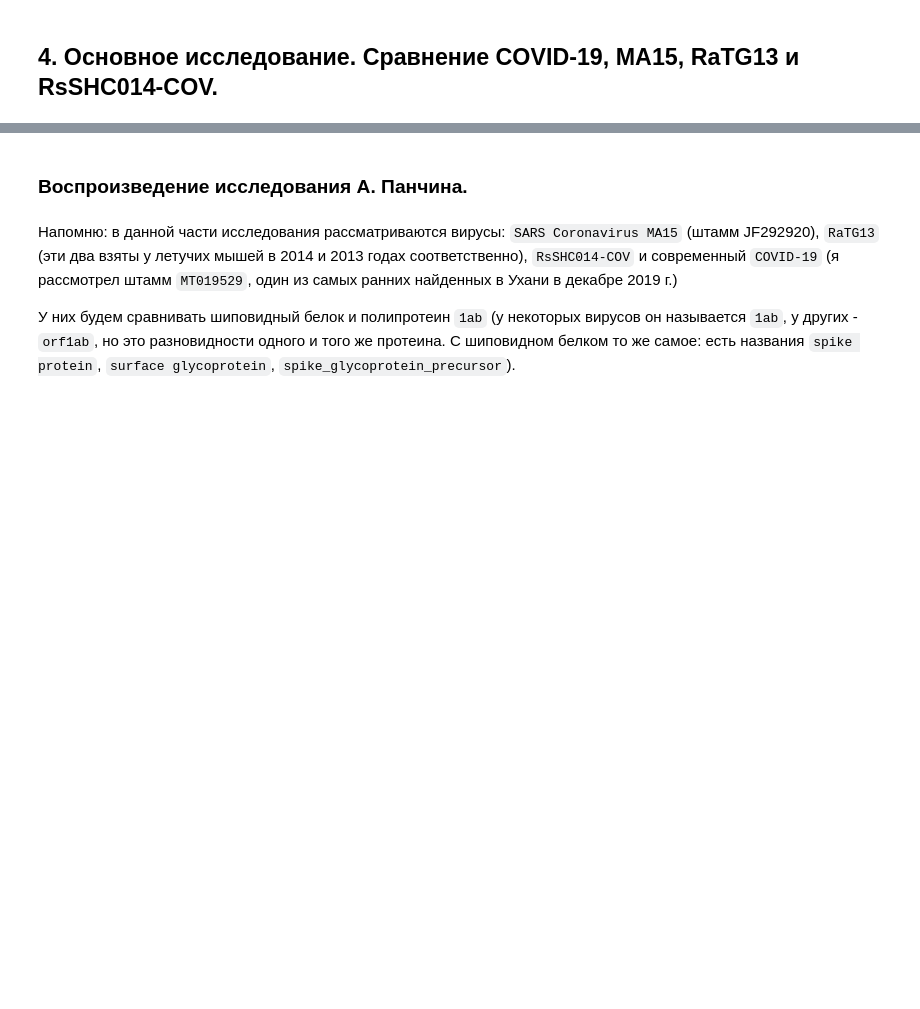
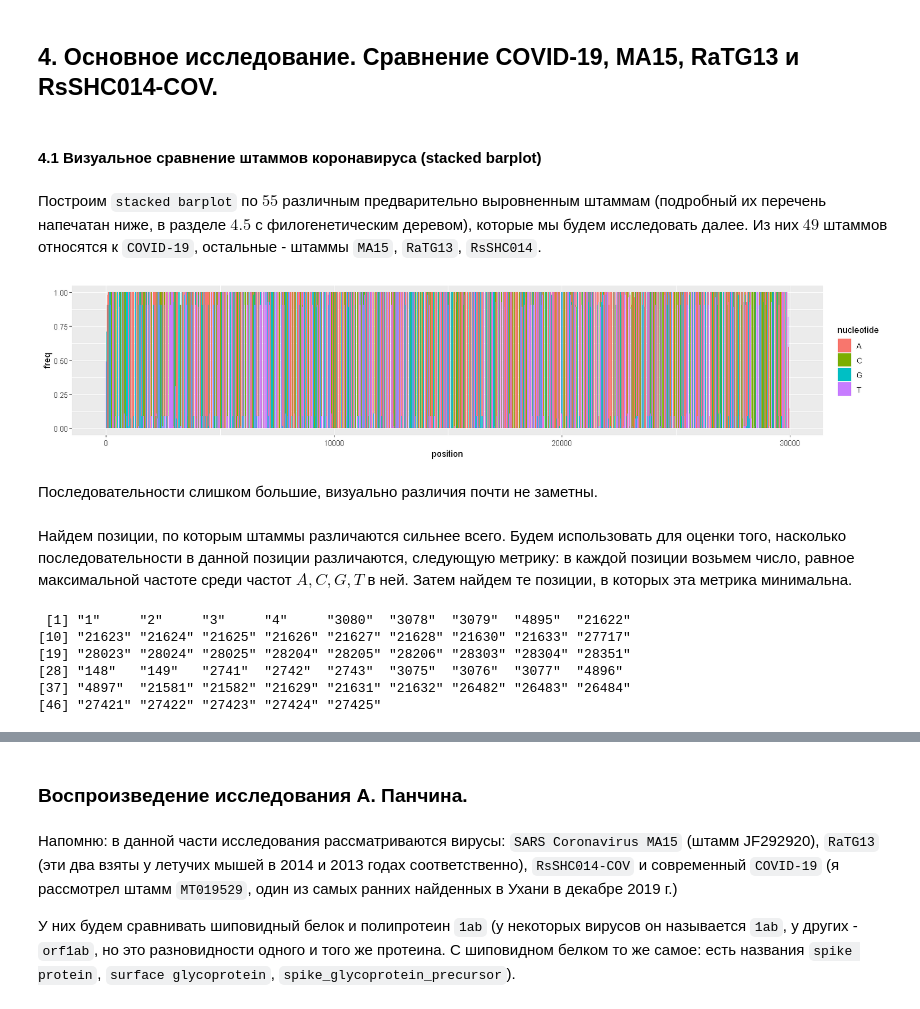
Before and after one commit to BikeevArtur/mipt-stats-ad, a Jupyter notebook: COVID_Research.ipynb, the cells around one changed output, grey strips where cells are left out. Saved outputs shown, nothing was run; the diff lists cells and outputs as text; code cells hidden in the pictures; blank space fills up the shorter version.

```diff
--- a/COVID_Research.ipynb
+++ b/COVID_Research.ipynb
@@ -129,2 +214,21 @@ element_wise.compare(Q1, Q2)
 # %% [markdown]
 ## 4. Основное исследование. Сравнение COVID-19, MA15, RaTG13 и RsSHC014-COV.
+# %% [markdown]
+#### 4.1 Визуальное сравнение штаммов коронавируса (stacked barplot)
+# %% [markdown]
+Построим `stacked barplot` по $55$ различным предварительно выровненным штаммам (подробный их перечень напечатан ниже, в разделе $4.5$ с филогенетическим деревом), которые мы будем исследовать далее. Из них $49$ штаммов относятся к `COVID-19`, остальные - штаммы `MA15`, `RaTG13`, `RsSHC014`.
+# %%
+fasta_data <- read.fasta("common_msa_2.fasta")
+l <- c(dna2char(fasta_data[1]))
+for (i in 2:55) {
+    l <- rbind(l, c(dna2char(fasta_data[i])))
+}
+string.set <- DNAStringSet(l)
+options(repr.plot.width=14, repr.plot.height=3)
+stacked.barplot(string.set)
+# %% [output]
+[figure, added]
+# %% [markdown]
+Последовательности слишком большие, визуально различия почти не заметны.
+# %% [markdown]
+Найдем позиции, по которым штаммы различаются сильнее всего. Будем использовать для оценки того, насколько последовательности в данной позиции различаются, следующую метрику: в каждой позиции возьмем число, равное максимальной частоте среди частот $A,C,G,T$ в ней. Затем найдем те позиции, в которых эта метрика минимальна.
@@ -130,0 +240,9 @@ element_wise.compare(Q1, Q2)
+# %%
+names(sort(colmax[which(colmax>0)])[1:50])
+# %% [output]
+ [1] "1"     "2"     "3"     "4"     "3080"  "3078"  "3079"  "4895"  "21622"
+[10] "21623" "21624" "21625" "21626" "21627" "21628" "21630" "21633" "27717"
+[19] "28023" "28024" "28025" "28204" "28205" "28206" "28303" "28304" "28351"
+[28] "148"   "149"   "2741"  "2742"  "2743"  "3075"  "3076"  "3077"  "4896"
+[37] "4897"  "21581" "21582" "21629" "21631" "21632" "26482" "26483" "26484"
+[46] "27421" "27422" "27423" "27424" "27425"
```
Also changed, not shown: parts of 34 cells of this notebook, 1 other file.
